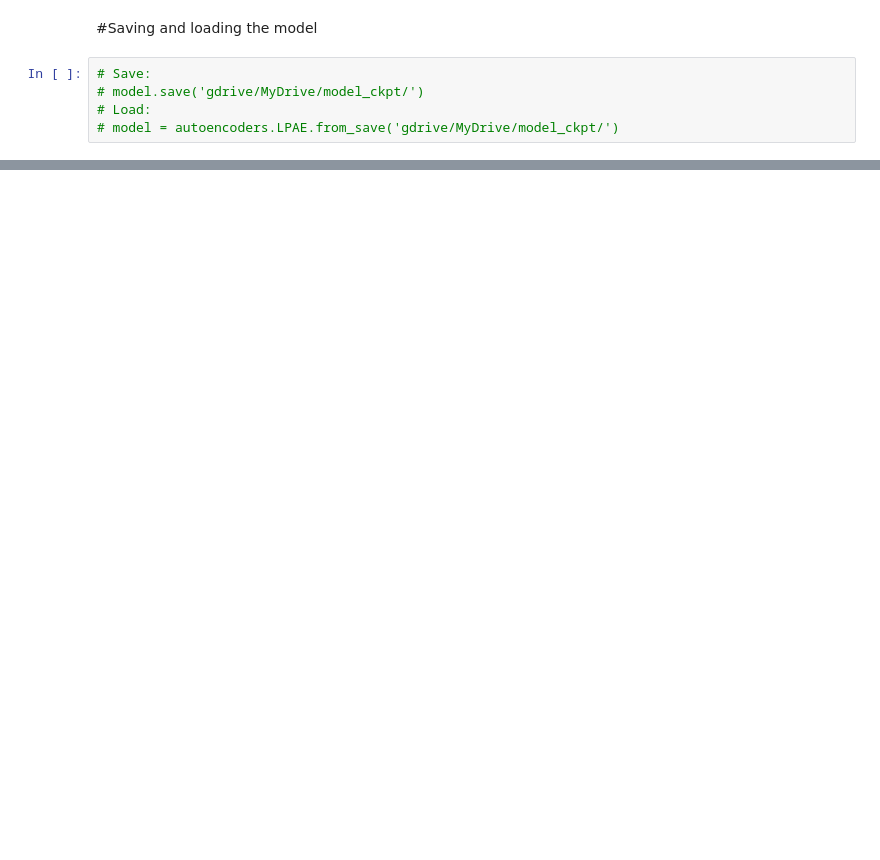
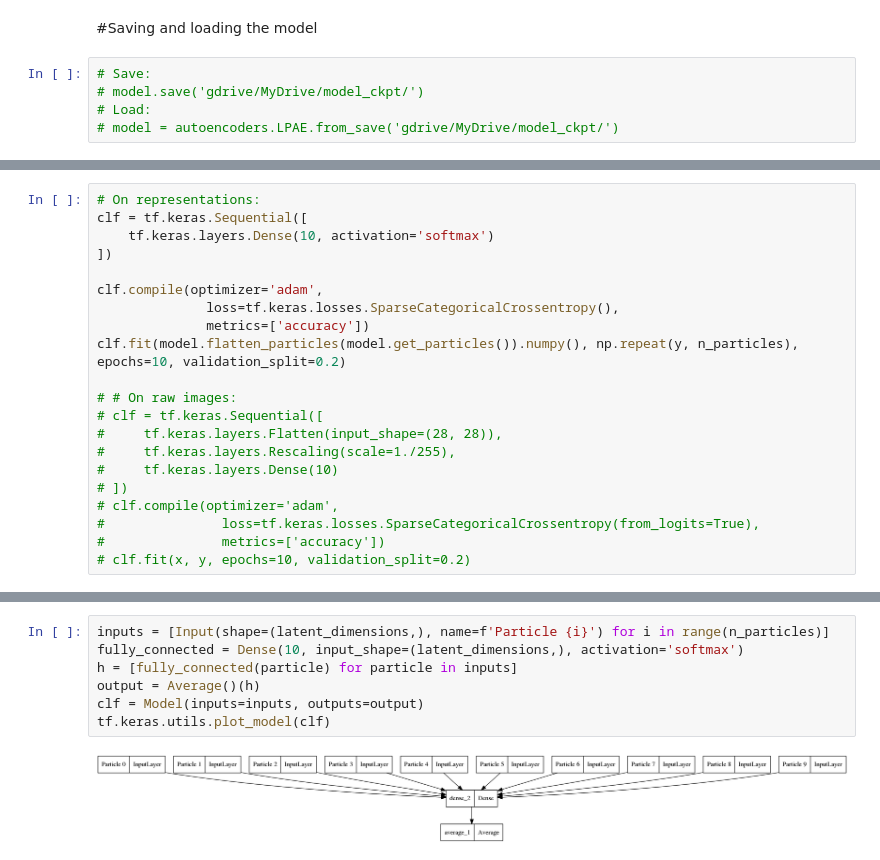
Before and after one commit to juankuntz/LPAE, a Jupyter notebook: notebooks/MNIST_tutorial.ipynb, the cells around one changed output, grey strips where cells are left out. Cells and saved outputs as stored; diff of their text form; blank space fills up the shorter version.

```diff
--- a/notebooks/MNIST_tutorial.ipynb
+++ b/notebooks/MNIST_tutorial.ipynb
@@ -259,0 +275,21 @@ plot_images(fakes)
+# %%
+# On representations:
+clf = tf.keras.Sequential([
+    tf.keras.layers.Dense(10, activation='softmax')
+])
+
+clf.compile(optimizer='adam',
+              loss=tf.keras.losses.SparseCategoricalCrossentropy(),
+              metrics=['accuracy'])
+clf.fit(model.flatten_particles(model.get_particles()).numpy(), np.repeat(y, n_particles), epochs=10, validation_split=0.2)
+
+# # On raw images:
+# clf = tf.keras.Sequential([
+#     tf.keras.layers.Flatten(input_shape=(28, 28)),
+#     tf.keras.layers.Rescaling(scale=1./255),
+#     tf.keras.layers.Dense(10)
+# ])
+# clf.compile(optimizer='adam',
+#               loss=tf.keras.losses.SparseCategoricalCrossentropy(from_logits=True),
+#               metrics=['accuracy'])
+# clf.fit(x, y, epochs=10, validation_split=0.2)
@@ -259,0 +315,9 @@ plot_images(fakes)
+# %%
+inputs = [Input(shape=(latent_dimensions,), name=f'Particle {i}') for i in range(n_particles)]
+fully_connected = Dense(10, input_shape=(latent_dimensions,), activation='softmax')
+h = [fully_connected(particle) for particle in inputs]
+output = Average()(h)
+clf = Model(inputs=inputs, outputs=output)
+tf.keras.utils.plot_model(clf)
+# %% [output]
+[figure, added]
```
Also changed, not shown: parts of 10 cells of this notebook, 1 other file.
